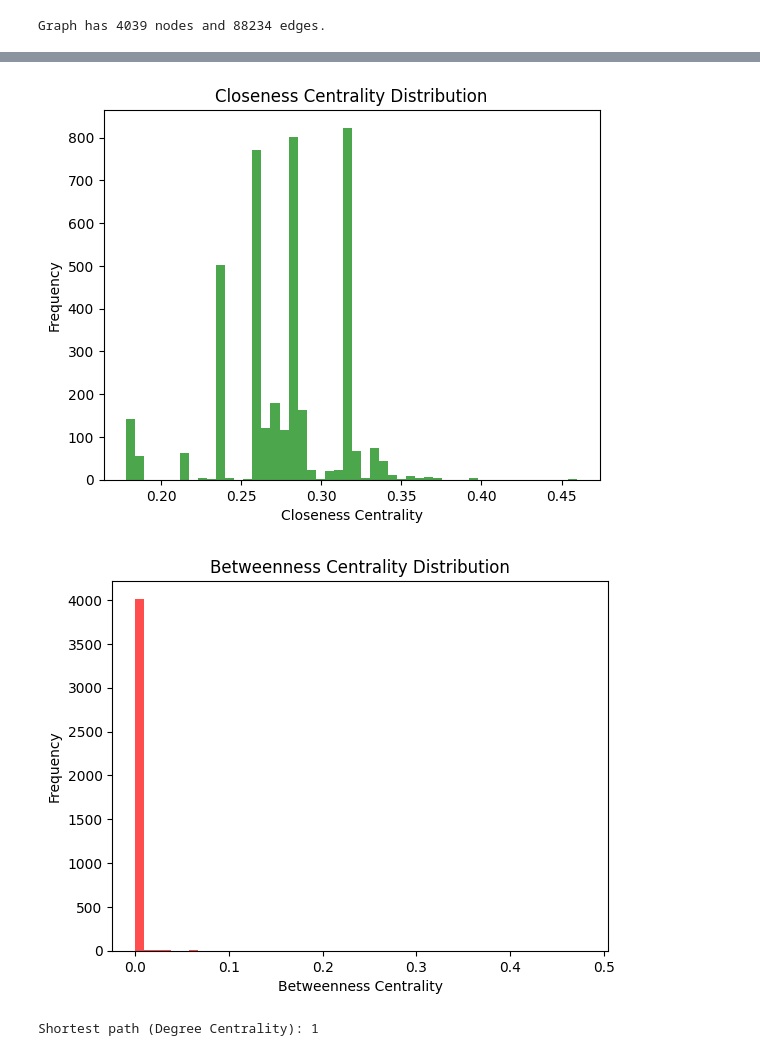
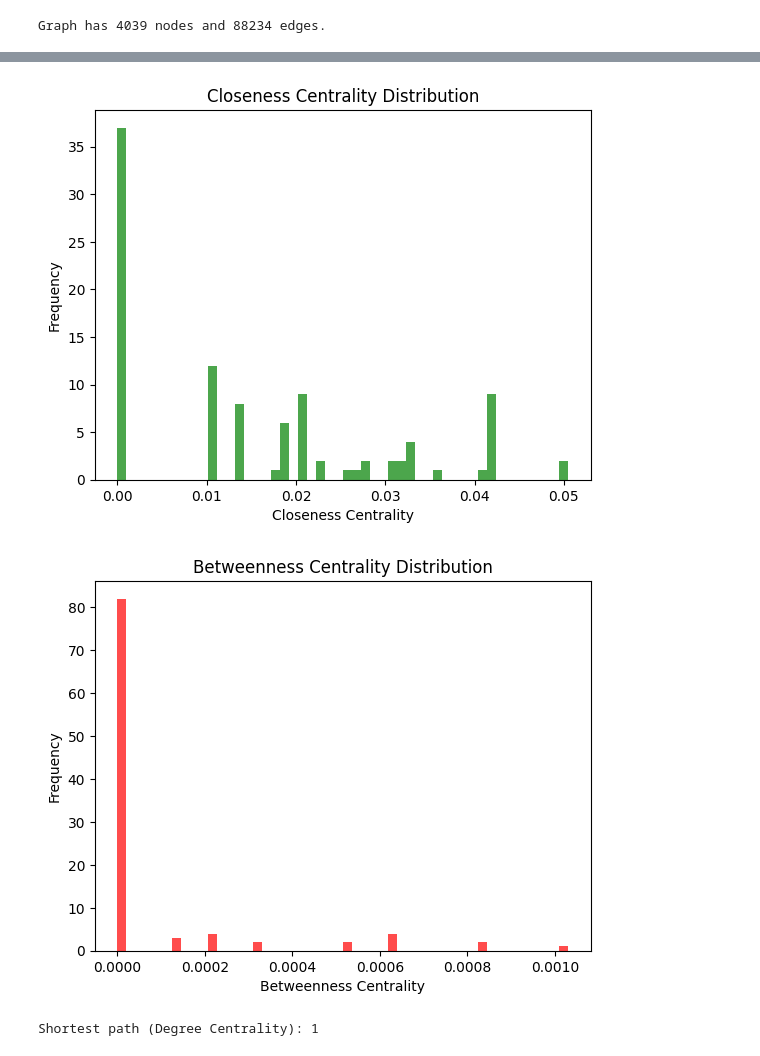
Before and after one commit to Marwa-Khan/eggo-Facebook_NetworkX, a Jupyter notebook: eggo_Facebook.ipynb, the cells around one changed output, grey strips where cells are left out. Saved outputs shown, nothing was run; the diff lists cells and outputs as text; code cells hidden in the pictures.

```diff
--- a/eggo_Facebook.ipynb
+++ b/eggo_Facebook.ipynb
@@ -12,3 +12,36 @@ G = nx.read_edgelist(file_path, create_using=nx.Graph(), nodetype=int)
 print(f"Graph has {G.number_of_nodes()} nodes and {G.number_of_edges()} edges.")
 # %% [output]
 Graph has 4039 nodes and 88234 edges.
+# %%
+# N_nodes=100
+
+# G=nx.read_edgelist(file_path)
+
+G= nx.DiGraph(G)
+# G=nx.fast_gnp_random_graph(N_nodes,p=0.1,seed=0)
+InDegree=dict(G.in_degree())
+# print(InDegree)
+
+# sorted_InDegree=sorted(InDegree.items(), key=lambda x:x[1], reverse=True)
+
+H_InDegree=[]
+
+for values in InDegree.items():
+    # print(values)
+    if len(H_InDegree)>=100:
+        break
+    else:
+        if values[1]>=2 and values[1]<=10:
+            H_InDegree.append(values)
+
+
+
+# now i am extracting the top 100 nodes only
+
+top_100_nodes=[node for node, centrality in H_InDegree]
+
+# print(top_100_nodes)
+
+subGraph=G.subgraph(top_100_nodes)
+
+print(f"Subgraph contains {subGraph.number_of_nodes()} nodes and {subGraph.number_of_edges()} edges.", subGraph)
@@ -28,6 +63,6 @@ plt.show()
 # %%
 # 2 Closeness Centrality
-closeness_centrality = nx.closeness_centrality(G)
+closeness_centrality = nx.closeness_centrality(subGraph)
 closeness_values = list(closeness_centrality.values())
 
 plt.hist(closeness_values, bins=50, color='green', alpha=0.7)
@@ -36,19 +71,19 @@ plt.xlabel("Closeness Centrality")
 plt.ylabel("Frequency")
 plt.show()
 # %% [output]
-[figure, old version]
+[figure, new version]
 # %%
 # iii Betweenness Centrality
-betweenness_centrality = nx.betweenness_centrality(G)
+betweenness_centrality = nx.betweenness_centrality(subGraph)
 betweenness_values = list(betweenness_centrality.values())
 
 plt.hist(betweenness_values, bins=50, color='red', alpha=0.7)
 plt.title("Betweenness Centrality Distribution")
 plt.xlabel("Betweenness Centrality")
 plt.ylabel("Frequency")
 plt.show()
 # %% [output]
-[figure, old version]
+[figure, new version]
 # %%
 # Step 4: Part (b) - Shortest Distance Between Nodes with Highest and Second-Highest Centrality Scores
 # Helper Function to Find Top Two Nodes
```
Also changed, not shown: parts of 6 cells of this notebook, 1 other file.
